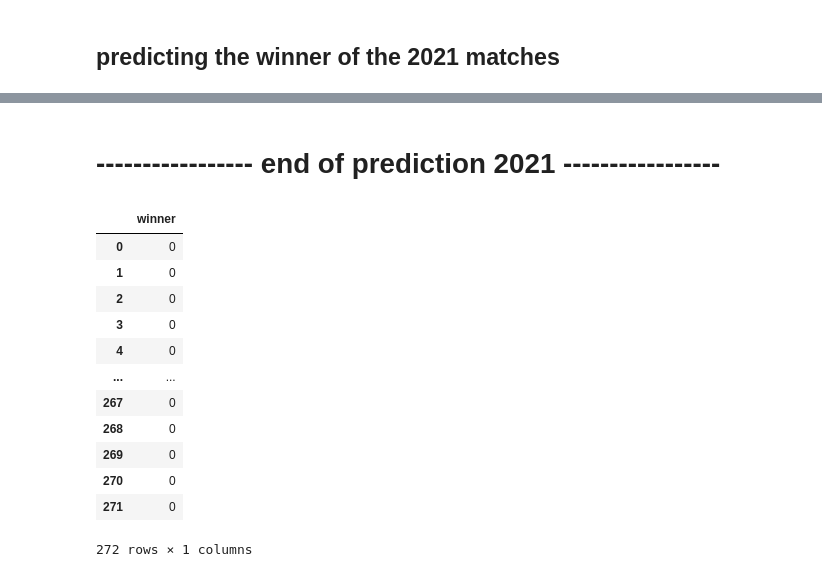
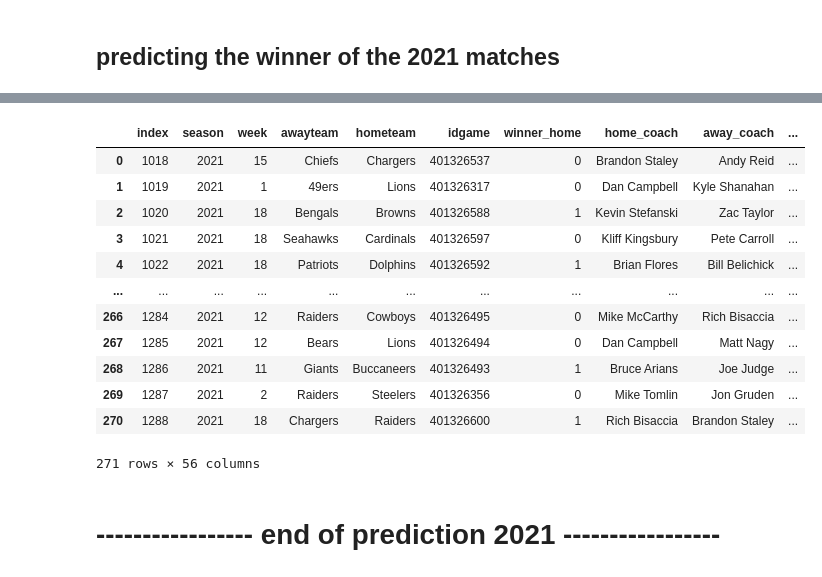
Before and after one commit to nflpredictor/nfl, a Jupyter notebook: 03_modelisation/03_model3_XGBoost/predict_games_xgboost.ipynb, the cells around one changed output, grey strips where cells are left out. Saved outputs shown, nothing was run; the diff lists cells and outputs as text; code cells hidden in the pictures.

```diff
--- a/03_modelisation/03_model3_XGBoost/predict_games_xgboost.ipynb
+++ b/03_modelisation/03_model3_XGBoost/predict_games_xgboost.ipynb
@@ -239,3 +354,19 @@ res_2021 = pd.concat([df_2021,Y_pred_2021],axis=1)
+# %%
+res_2021
+# %% [output]
+|  | index | season | week | awayteam | hometeam | idgame | winner_home | home_coach | away_coach | ... |
+| 0 | 1018 | 2021 | 15 | Chiefs | Chargers | 401326537 | 0 | Brandon Staley | Andy Reid | ... |
+| 1 | 1019 | 2021 | 1 | 49ers | Lions | 401326317 | 0 | Dan Campbell | Kyle Shanahan | ... |
+| 2 | 1020 | 2021 | 18 | Bengals | Browns | 401326588 | 1 | Kevin Stefanski | Zac Taylor | ... |
+| 3 | 1021 | 2021 | 18 | Seahawks | Cardinals | 401326597 | 0 | Kliff Kingsbury | Pete Carroll | ... |
+| 4 | 1022 | 2021 | 18 | Patriots | Dolphins | 401326592 | 1 | Brian Flores | Bill Belichick | ... |
+| ... | ... | ... | ... | ... | ... | ... | ... | ... | ... | ... |
+| 266 | 1284 | 2021 | 12 | Raiders | Cowboys | 401326495 | 0 | Mike McCarthy | Rich Bisaccia | ... |
+| 267 | 1285 | 2021 | 12 | Bears | Lions | 401326494 | 0 | Dan Campbell | Matt Nagy | ... |
+| 268 | 1286 | 2021 | 11 | Giants | Buccaneers | 401326493 | 1 | Bruce Arians | Joe Judge | ... |
+| 269 | 1287 | 2021 | 2 | Raiders | Steelers | 401326356 | 0 | Mike Tomlin | Jon Gruden | ... |
+| 270 | 1288 | 2021 | 18 | Chargers | Raiders | 401326600 | 1 | Rich Bisaccia | Brandon Staley | ... |
+271 rows × 56 columns
 # %%
 res_2021.to_csv("../05_results/prediction_xgb_games_2021.csv")
 # %% [markdown]
@@ -249,16 +373,0 @@ Y_pred = pd.DataFrame(Y_pred, columns = ["winner"] )
-# %%
-Y_pred
-# %% [output]
-|  | winner |
-| 0 | 0 |
-| 1 | 0 |
-| 2 | 0 |
-| 3 | 0 |
-| 4 | 0 |
-| ... | ... |
-| 267 | 0 |
-| 268 | 0 |
-| 269 | 0 |
-| 270 | 0 |
-| 271 | 0 |
-272 rows × 1 columns
```
Also changed, not shown: parts of 41 cells of this notebook, 1 other file.
